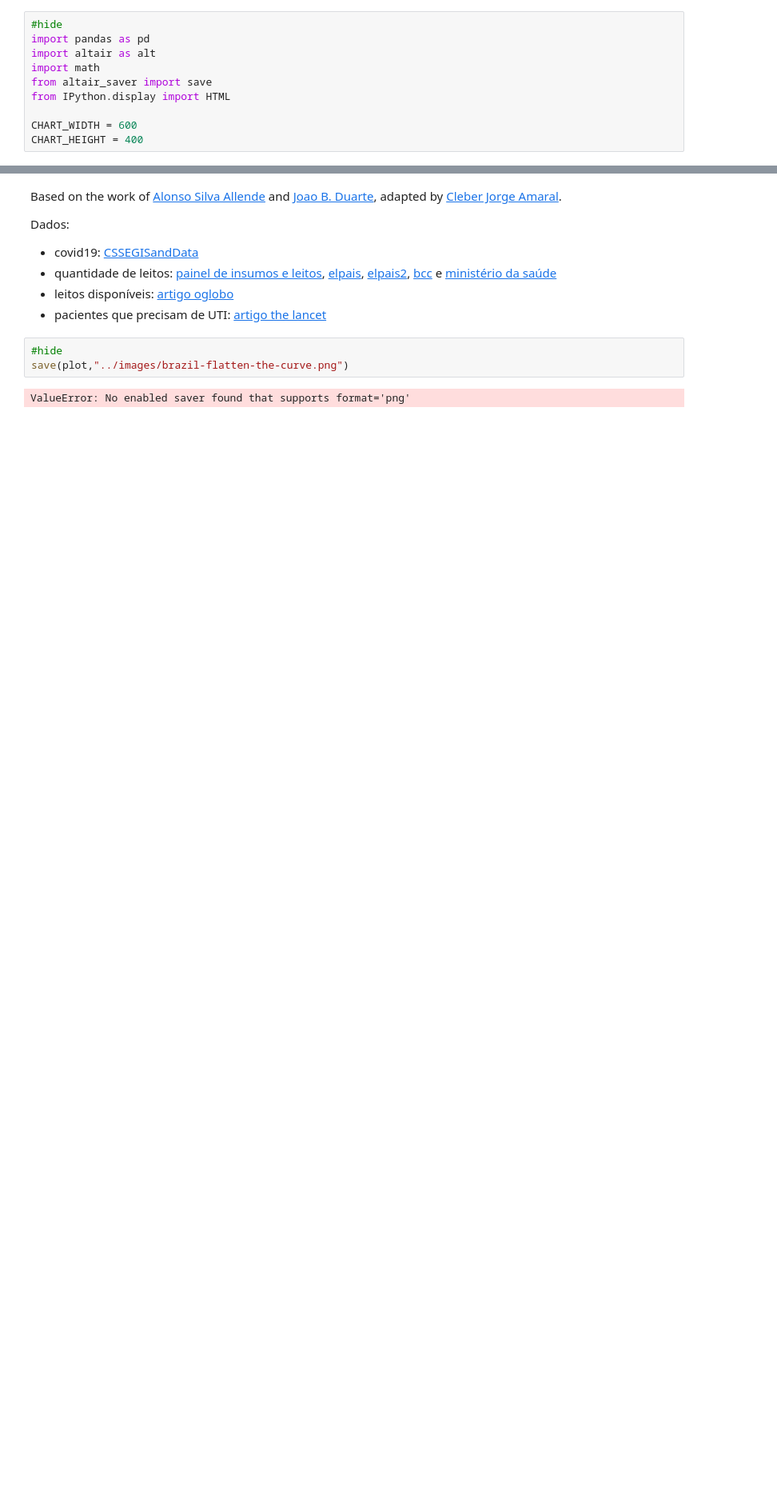
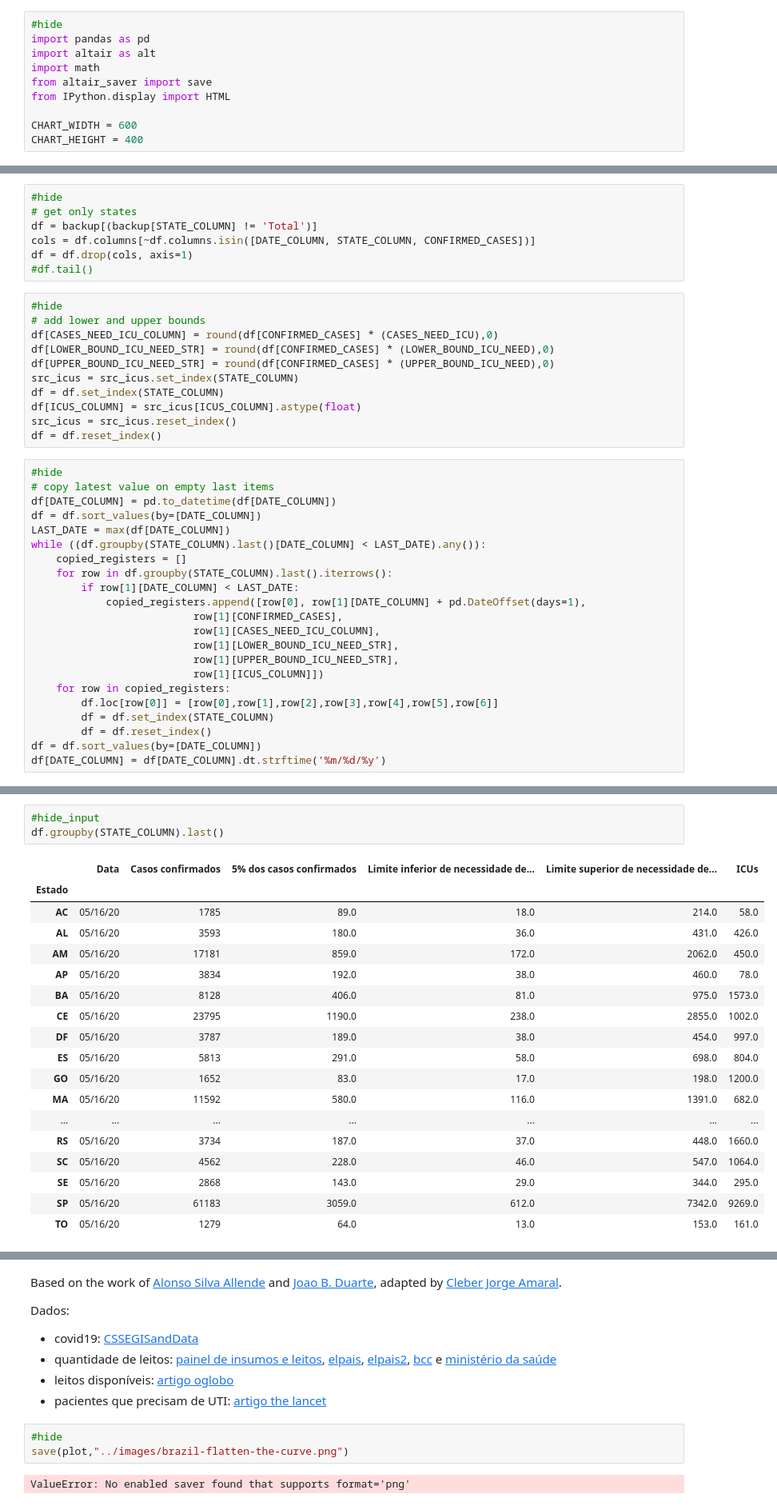
Before and after one commit to cleberjamaral/fastpages, a Jupyter notebook: _notebooks/2020-05-11-brazil-flatten-the-curve.ipynb, the cells around one changed output, grey strips where cells are left out. Shown at 80% size. Drawn from its saved outputs; the diff is of its cells as text; blank space fills up the shorter version.

Commit message:
Replacing by flatten the curve with states

```diff
--- a/_notebooks/2020-05-11-brazil-flatten-the-curve.ipynb
+++ b/_notebooks/2020-05-11-brazil-flatten-the-curve.ipynb
@@ -147,3 +186,43 @@ plot = chart.properties(width=CHART_WIDTH, height=CHART_HEIGHT) + x1line + text1
 plot
 # %% [output]
 [interactive output not drawn]
+# %%
+#hide
+# get only states
+df = backup[(backup[STATE_COLUMN] != 'Total')]
+cols = df.columns[~df.columns.isin([DATE_COLUMN, STATE_COLUMN, CONFIRMED_CASES])]
+df = df.drop(cols, axis=1)
+#df.tail()
+# %%
+#hide
+# add lower and upper bounds
+df[CASES_NEED_ICU_COLUMN] = round(df[CONFIRMED_CASES] * (CASES_NEED_ICU),0)
+df[LOWER_BOUND_ICU_NEED_STR] = round(df[CONFIRMED_CASES] * (LOWER_BOUND_ICU_NEED),0)
+df[UPPER_BOUND_ICU_NEED_STR] = round(df[CONFIRMED_CASES] * (UPPER_BOUND_ICU_NEED),0)
+src_icus = src_icus.set_index(STATE_COLUMN)
+df = df.set_index(STATE_COLUMN)
+df[ICUS_COLUMN] = src_icus[ICUS_COLUMN].astype(float)
+src_icus = src_icus.reset_index()
+df = df.reset_index()
+# %%
+#hide
+# copy latest value on empty last items
+df[DATE_COLUMN] = pd.to_datetime(df[DATE_COLUMN])
+df = df.sort_values(by=[DATE_COLUMN])
+LAST_DATE = max(df[DATE_COLUMN])
+while ((df.groupby(STATE_COLUMN).last()[DATE_COLUMN] < LAST_DATE).any()):
+    copied_registers = []
+    for row in df.groupby(STATE_COLUMN).last().iterrows():
+        if row[1][DATE_COLUMN] < LAST_DATE:
+            copied_registers.append([row[0], row[1][DATE_COLUMN] + pd.DateOffset(days=1),
+                          row[1][CONFIRMED_CASES],
+                          row[1][CASES_NEED_ICU_COLUMN],
+                          row[1][LOWER_BOUND_ICU_NEED_STR],
+                          row[1][UPPER_BOUND_ICU_NEED_STR],
+                          row[1][ICUS_COLUMN]])
+    for row in copied_registers:
+        df.loc[row[0]] = [row[0],row[1],row[2],row[3],row[4],row[5],row[6]]
+        df = df.set_index(STATE_COLUMN)
+        df = df.reset_index()
+df = df.sort_values(by=[DATE_COLUMN])
+df[DATE_COLUMN] = df[DATE_COLUMN].dt.strftime('%m/%d/%y')
@@ -150,3 +295,25 @@ plot
+# %%
+#hide_input
+df.groupby(STATE_COLUMN).last()
+# %% [output]
+|  | Data | Casos confirmados | 5% dos casos confirmados | Limite inferior de necessidade de... | Limite superior de necessidade de... | ICUs |
+| Estado |  |  |  |  |  |  |
+| AC | 05/16/20 | 1785 | 89.0 | 18.0 | 214.0 | 58.0 |
+| AL | 05/16/20 | 3593 | 180.0 | 36.0 | 431.0 | 426.0 |
+| AM | 05/16/20 | 17181 | 859.0 | 172.0 | 2062.0 | 450.0 |
+| AP | 05/16/20 | 3834 | 192.0 | 38.0 | 460.0 | 78.0 |
+| BA | 05/16/20 | 8128 | 406.0 | 81.0 | 975.0 | 1573.0 |
+| CE | 05/16/20 | 23795 | 1190.0 | 238.0 | 2855.0 | 1002.0 |
+| DF | 05/16/20 | 3787 | 189.0 | 38.0 | 454.0 | 997.0 |
+| ES | 05/16/20 | 5813 | 291.0 | 58.0 | 698.0 | 804.0 |
+| GO | 05/16/20 | 1652 | 83.0 | 17.0 | 198.0 | 1200.0 |
+| MA | 05/16/20 | 11592 | 580.0 | 116.0 | 1391.0 | 682.0 |
+| ... | ... | ... | ... | ... | ... | ... |
+| RS | 05/16/20 | 3734 | 187.0 | 37.0 | 448.0 | 1660.0 |
+| SC | 05/16/20 | 4562 | 228.0 | 46.0 | 547.0 | 1064.0 |
+| SE | 05/16/20 | 2868 | 143.0 | 29.0 | 344.0 | 295.0 |
+| SP | 05/16/20 | 61183 | 3059.0 | 612.0 | 7342.0 | 9269.0 |
+| TO | 05/16/20 | 1279 | 64.0 | 13.0 | 153.0 | 161.0 |
 # %%
 #hide_input
 print("Premissas :")
```
Also changed, not shown: parts of 16 cells of this notebook, 1 other file.
